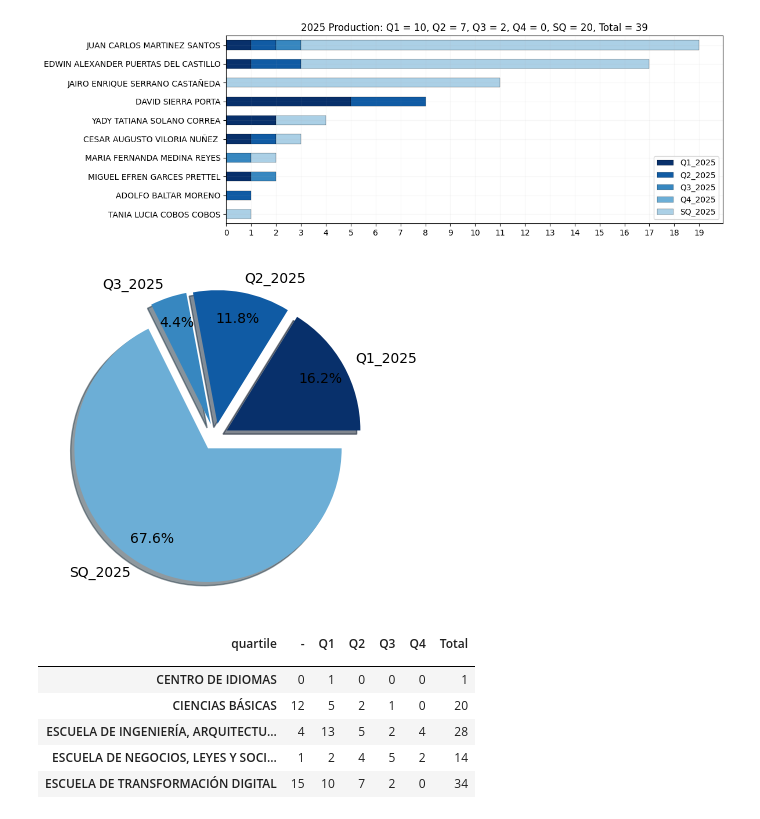
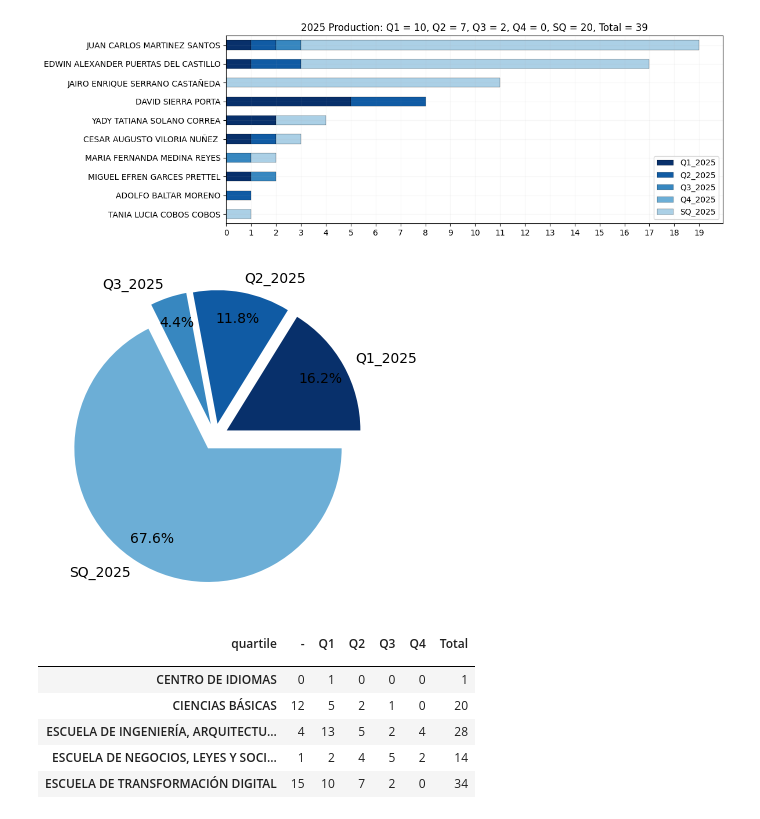
Before and after one commit to sierraporta/Scopus-Metrics-UTB, a Jupyter notebook: Script_Scopus_Investigaciones2.ipynb, the cells around one changed output. Saved outputs shown, nothing was run; the diff lists cells and outputs as text; code cells hidden in the pictures.

```diff
--- a/Script_Scopus_Investigaciones2.ipynb
+++ b/Script_Scopus_Investigaciones2.ipynb
@@ -347,19 +347,19 @@ plt.savefig("ETD1.png",dpi=300,bbox_inches='tight')
 # %%
 a=dat_ETD[["Q1_2025","Q2_2025","Q3_2025","Q4_2025","SQ_2025"]].\
     drop(columns=[c for c in ["Q1_2025","Q2_2025","Q3_2025","Q4_2025","SQ_2025"] if dat_ETD[c].sum()==0])
 a.T.sum(axis=1).plot.pie(autopct='%1.1f%%',
                          figsize=(4,4),
                          explode=[0.1 for i in range(len(a.columns))],
                          pctdistance=0.8,
                          wedgeprops={'linewidth': 1},
                          colors=colors,
                          textprops={'color': 'k', 'fontweight': None},
-                         shadow=True)
+                         shadow=False)
 plt.tight_layout()
-plt.savefig("ETD2.png",dpi=170,bbox_inches='tight')
+plt.savefig("ETD2.png",dpi=150,bbox_inches='tight')
 plt.show()
 # %% [output]
-[figure, old version]
+[figure, new version]
 # %%
 summ2=pd.crosstab(data2[data2["year"]==2025].drop_duplicates(subset="publication")[["quartile","ESCUELA"]].reset_index()["ESCUELA"],
                        data2[data2["year"]==2025].drop_duplicates(subset="publication")[["quartile","ESCUELA"]].reset_index()["quartile"])
```
Also changed, not shown: 3 other files.
